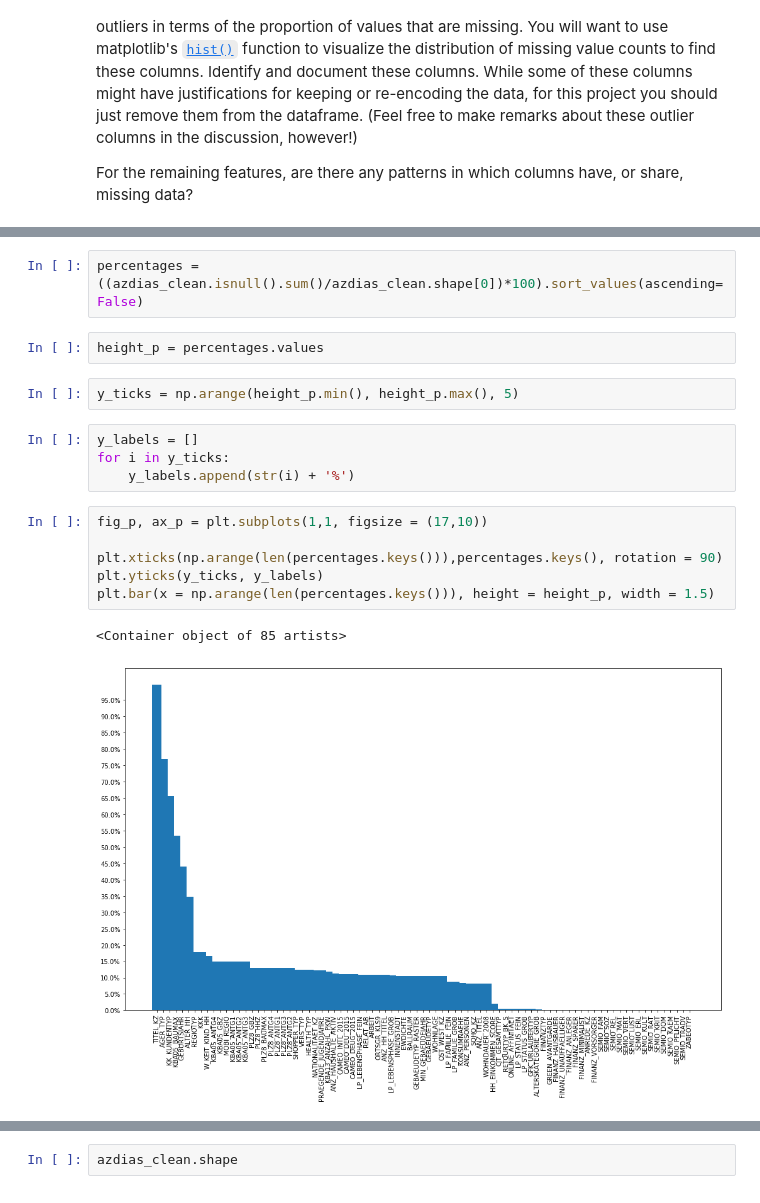
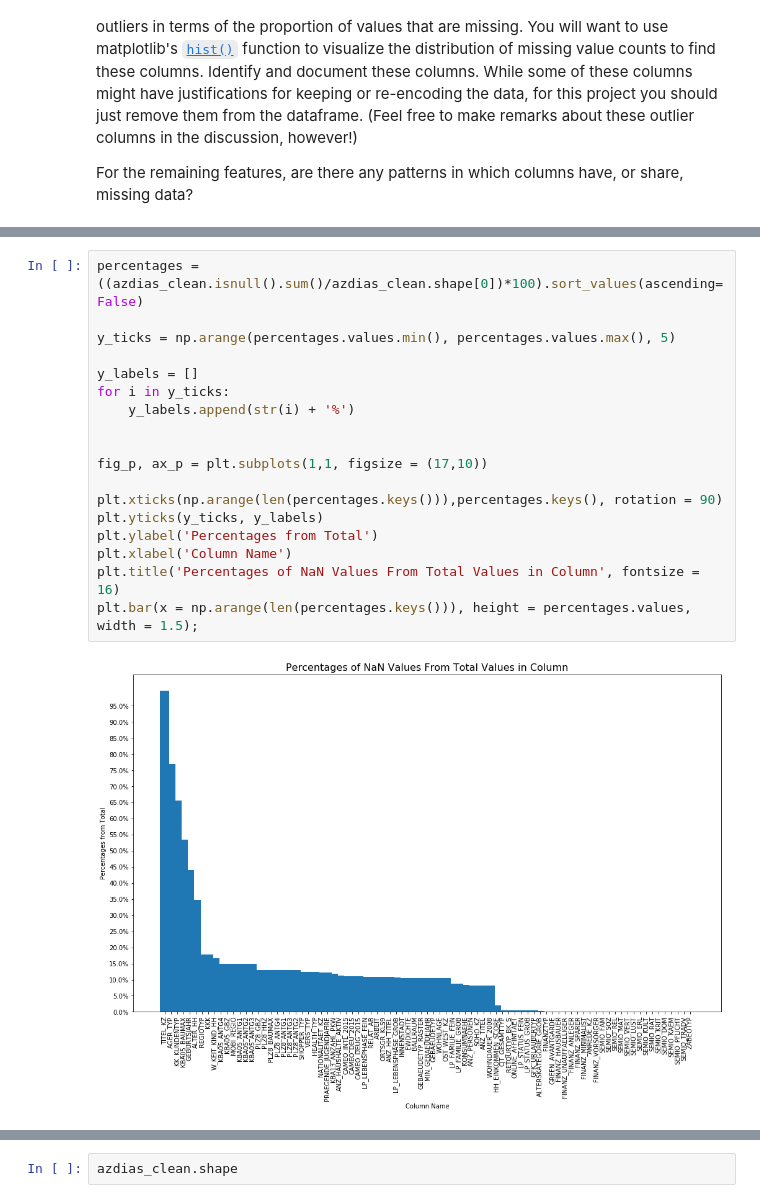
Before and after one commit to analia-barragan/Identify_Customer_Segments, a Jupyter notebook: Identify_Customer_Segments.ipynb, the cells around one changed output, grey strips where cells are left out. Saved outputs shown, nothing was run; the diff lists cells and outputs as text.

```diff
--- a/Identify_Customer_Segments.ipynb
+++ b/Identify_Customer_Segments.ipynb
@@ -367,20 +344,21 @@ plt.bar(x = x, height = height, width = 1.5)
-# %%
-percentages = ((azdias_clean.isnull().sum()/azdias_clean.shape[0])*100).sort_values(ascending=False)
-# %%
-height_p = percentages.values
-# %%
-y_ticks = np.arange(height_p.min(), height_p.max(), 5)
-# %%
-y_labels = []
-for i in y_ticks:
-    y_labels.append(str(i) + '%')
 # %%
+percentages = ((azdias_clean.isnull().sum()/azdias_clean.shape[0])*100).sort_values(ascending=False)
+
+y_ticks = np.arange(percentages.values.min(), percentages.values.max(), 5)
+
+y_labels = []
+for i in y_ticks:
+    y_labels.append(str(i) + '%')
+
+
 fig_p, ax_p = plt.subplots(1,1, figsize = (17,10))
 
 plt.xticks(np.arange(len(percentages.keys())),percentages.keys(), rotation = 90)
 plt.yticks(y_ticks, y_labels)
-plt.bar(x = np.arange(len(percentages.keys())), height = height_p, width = 1.5)
+plt.ylabel('Percentages from Total')
+plt.xlabel('Column Name')
+plt.title('Percentages of NaN Values From Total Values in Column', fontsize = 16)
+plt.bar(x = np.arange(len(percentages.keys())), height = percentages.values, width = 1.5);
 # %% [output]
-<Container object of 85 artists>
-[figure, old version]
+[figure, new version]
 # %%
```
Also changed, not shown: parts of 79 cells of this notebook.
